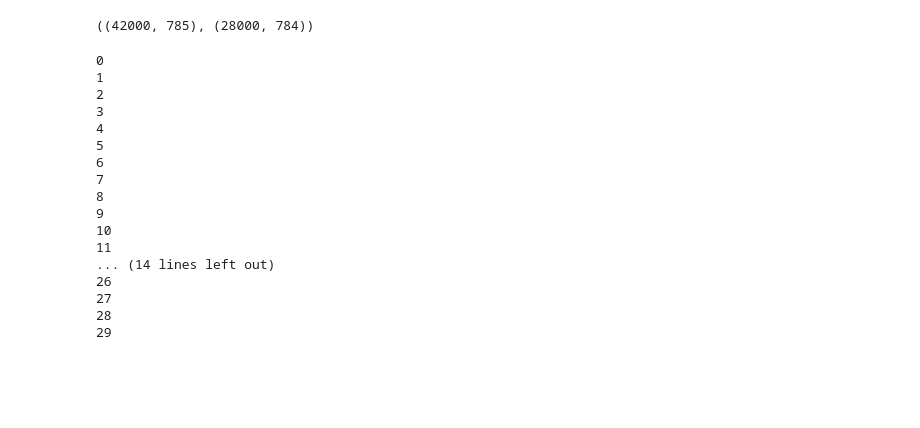
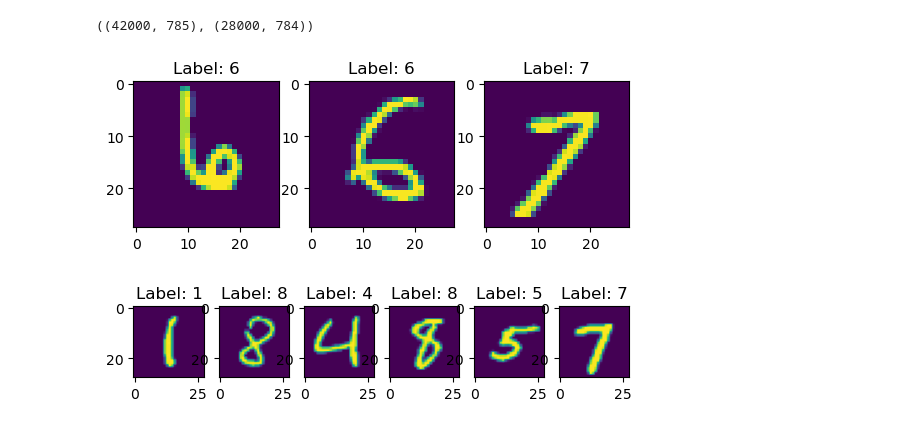
Before and after one commit to Fortitude42/Kaggle, a Jupyter notebook: DigitRecognizer.ipynb, the cells around one changed output. Cells and saved outputs as stored; diff of their text form; code cells hidden in the pictures; blank space fills up the shorter version.

```diff
--- a/DigitRecognizer.ipynb
+++ b/DigitRecognizer.ipynb
@@ -7,6 +8,21 @@ test_df = pd.read_csv('/kaggle/input/digit-recognizer/test.csv')
 train_df.shape, test_df.shape
 # %% [output]
 ((42000, 785), (28000, 784))
+# %%
+import matplotlib.pyplot as plt
+
+
+def plot_image(df, indices):
+    fig, ax = plt.subplots(1, len(indices))
+    for i in range(len(indices)):
+        ax[i].set_title(f'Label: {df.iloc[indices[i]].values[0]}')
+        ax[i].imshow(df.iloc[indices[i]].values[1:].reshape(28, 28))
+
+plot_image(train_df, [123, 127, 117])
+plot_image(train_df, [1041, 3414, 4257, 1235, 7483, 14003])
+# %% [output]
+[figure, added]
+[figure, added]
 # %%
 from torch.utils.data import Dataset, DataLoader
 from torch import tensor
@@ -61,34 +83,0 @@ criterion = nn.CrossEntropyLoss()
-# %%
-for epoch in range(30):
-    print(epoch)
-    correct = 0
-    total = 0
-    for batch in dataloader:
-        x_tensor, y_tensor = batch
-        y_pred = model(x_tensor)
-        loss = criterion(y_pred, y_tensor)
-
-        assert not torch.isnan(loss)
-
-
-        optimizer.zero_grad()
-        loss.backward()
-        optimizer.step()
-# %% [output]
-0
-1
-2
-3
-4
-5
-6
-7
-8
-9
-10
-11
-... (14 lines left out)
-26
-27
-28
-29
```
Also changed, not shown: parts of 7 cells of this notebook.
